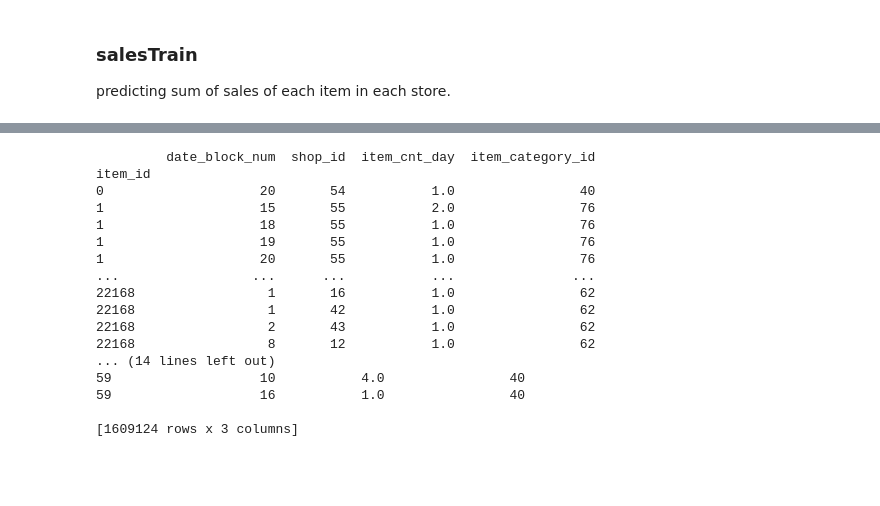
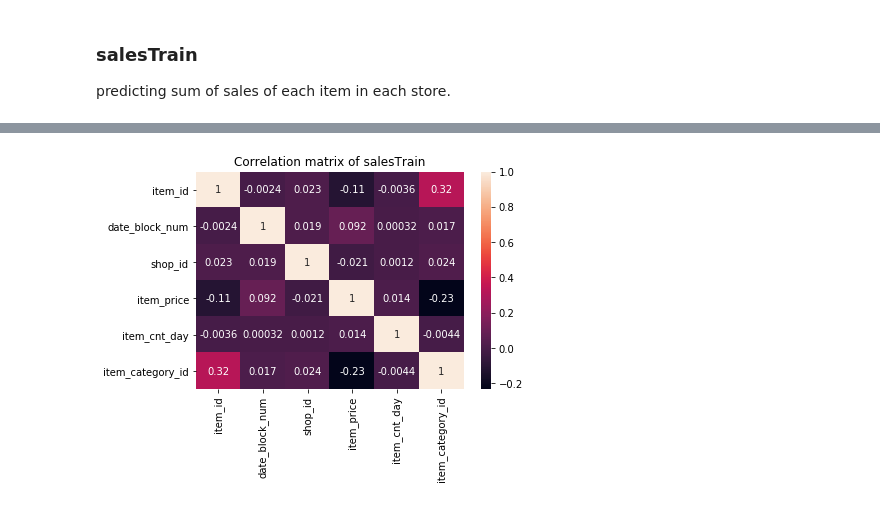
Before and after one commit to JonEliasMoen/IMT3104-Project, a Jupyter notebook: Untitled.ipynb, the cells around one changed output, grey strips where cells are left out. Drawn from its saved outputs; the diff is of its cells as text; code cells hidden in the pictures; blank space fills up the shorter version.

```diff
--- a/Untitled.ipynb
+++ b/Untitled.ipynb
@@ -63,26 +136,12 @@ plt.show()
 # %%
-print()
-data = salesTrain.groupby(['date_block_num', 'shop_id', 'item_id'], as_index=False)['item_cnt_day'].sum() # sum item sales
+# making dataset that is usable, sum over blocknum, merge with category
+data = salesTrain.groupby(['date_block_num', 'shop_id', 'item_id', 'item_price'], as_index=False)['item_cnt_day'].sum() # sum item sales
 data = data.set_index('item_id').join(items[['item_category_id', 'item_id']].set_index('item_id'))
+data = data.reset_index()
+
+corrMatrix = data.corr()
+sn.heatmap(corrMatrix, annot=True)
+plt.title("Correlation matrix of salesTrain")
+plt.show()
+# %% [output]
+[figure, added]
-# %%
-print(data) # all data in one dataframe
-data = data.sort_values(by=['date_num_block', ''])
-print(data)
-# %% [output]
-         date_block_num  shop_id  item_cnt_day  item_category_id
-item_id
-0                    20       54           1.0                40
-1                    15       55           2.0                76
-1                    18       55           1.0                76
-1                    19       55           1.0                76
-1                    20       55           1.0                76
-...                 ...      ...           ...               ...
-22168                 1       16           1.0                62
-22168                 1       42           1.0                62
-22168                 2       43           1.0                62
-22168                 8       12           1.0                62
-... (14 lines left out)
-59                   10           4.0                40
-59                   16           1.0                40
-
-[1609124 rows x 3 columns]
```
Also changed, not shown: parts of 9 cells of this notebook, 7 other files.
